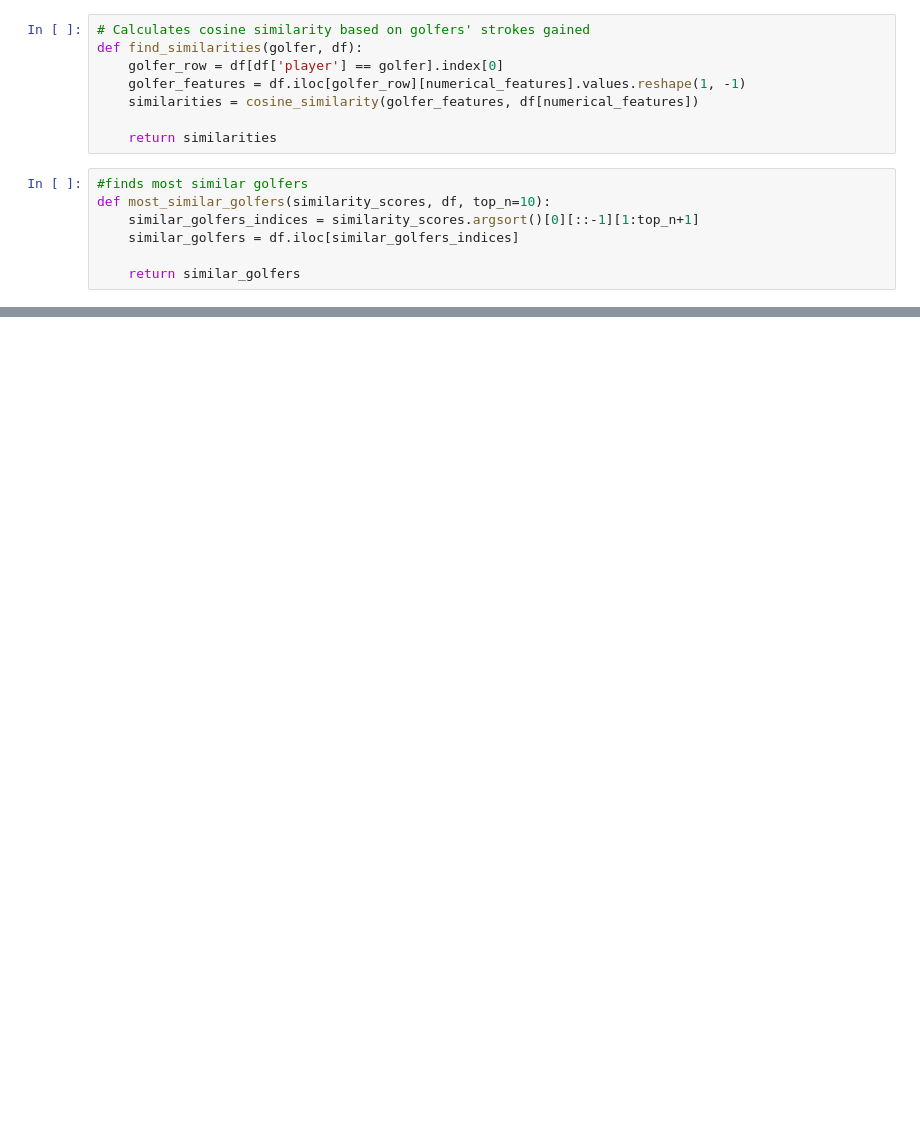
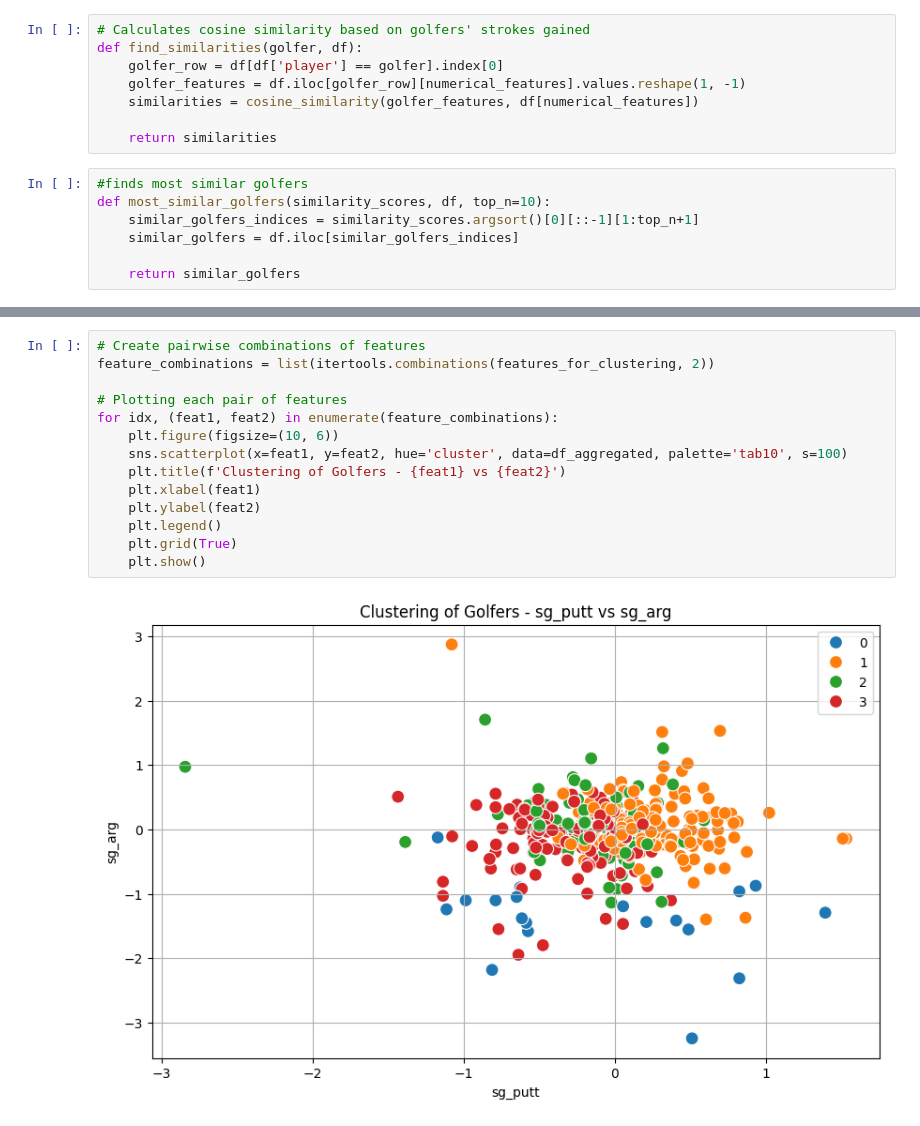
Before and after one commit to jakefine3/PGA-Golfer-Analysis, a Jupyter notebook: PGA_Golfer_Analysis.ipynb, the cells around one changed output, grey strips where cells are left out. Cells and saved outputs as stored; diff of their text form; blank space fills up the shorter version.

```diff
--- a/PGA_Golfer_Analysis.ipynb
+++ b/PGA_Golfer_Analysis.ipynb
@@ -207 +230,17 @@ cluster
 Name: count, dtype: int64
+# %%
+# Create pairwise combinations of features
+feature_combinations = list(itertools.combinations(features_for_clustering, 2))
+
+# Plotting each pair of features
+for idx, (feat1, feat2) in enumerate(feature_combinations):
+    plt.figure(figsize=(10, 6))
+    sns.scatterplot(x=feat1, y=feat2, hue='cluster', data=df_aggregated, palette='tab10', s=100)
+    plt.title(f'Clustering of Golfers - {feat1} vs {feat2}')
+    plt.xlabel(feat1)
+    plt.ylabel(feat2)
+    plt.legend()
+    plt.grid(True)
+    plt.show()
+# %% [output]
+[figure, added]
```
Also changed, not shown: parts of 12 cells of this notebook.
